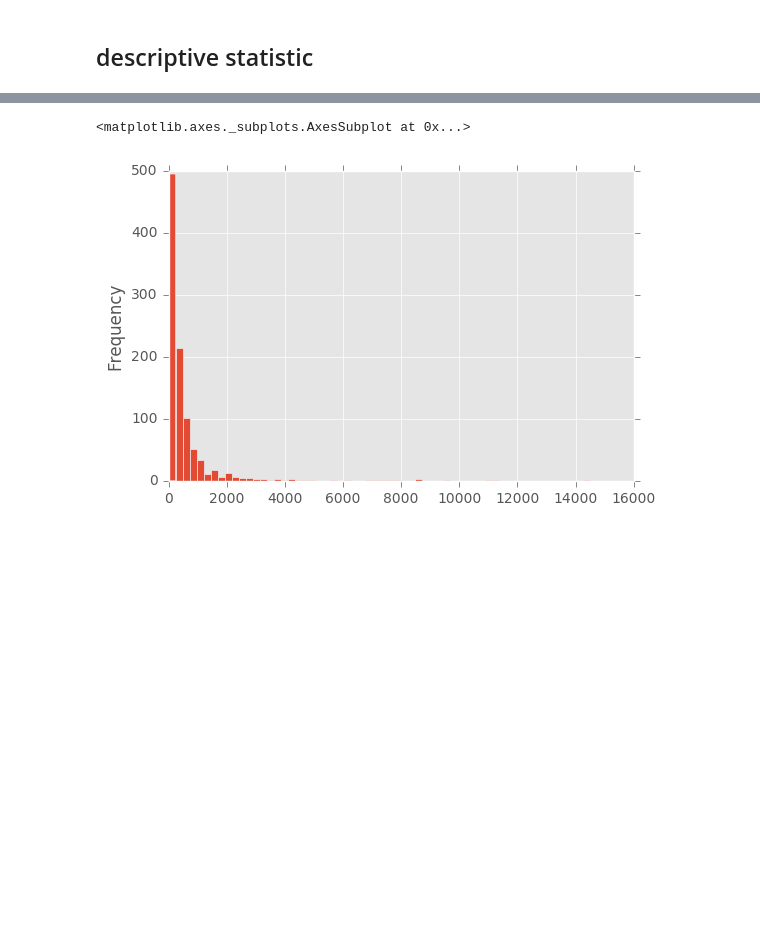
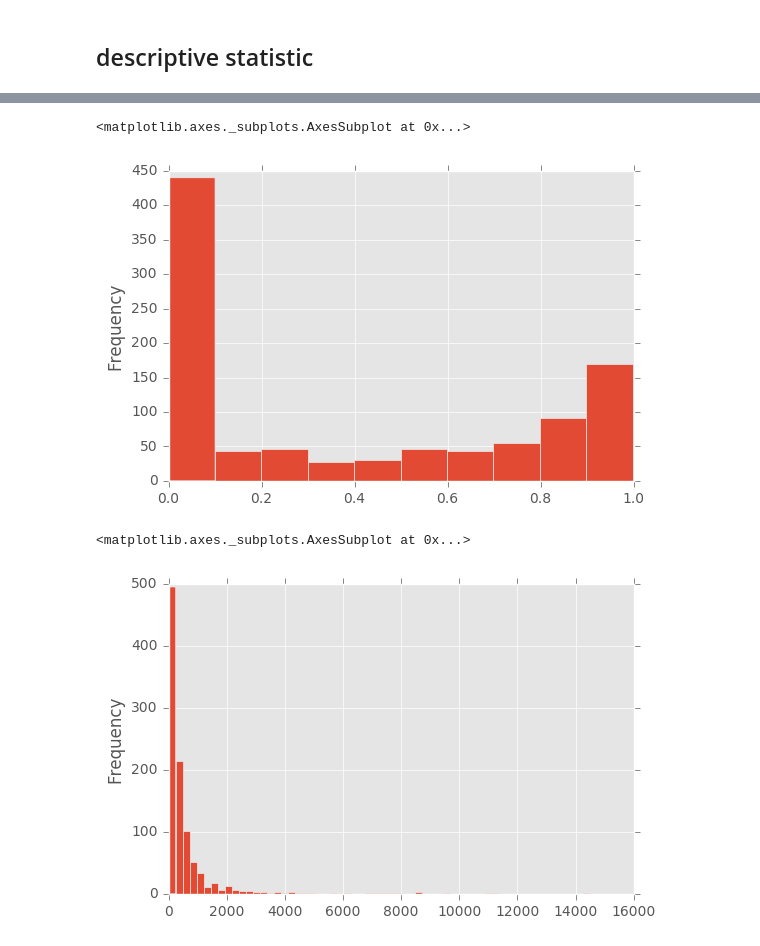
Before and after one commit to Takamichi-tsutsumi/github-py, a Jupyter notebook: Analysis.ipynb, the cells around one changed output, grey strips where cells are left out. Saved outputs shown, nothing was run; the diff lists cells and outputs as text; code cells hidden in the pictures; blank space fills up the shorter version.

```diff
--- a/Analysis.ipynb
+++ b/Analysis.ipynb
@@ -62,3 +72,8 @@ sub_data['dc_fi_n'] = (dc_fi - dc_fi.mean()) / (dc_fi.max() - dc_fi.min())
+# %%
+sub_data['dc_cc'].plot.hist()
+# %% [output]
+<matplotlib.axes._subplots.AxesSubplot at 0x...>
+[figure, added]
 # %%
 # commits数のヒストグラム
 commits_hist = plt.figure()
```
Also changed, not shown: parts of 50 cells of this notebook, 3 other files.
